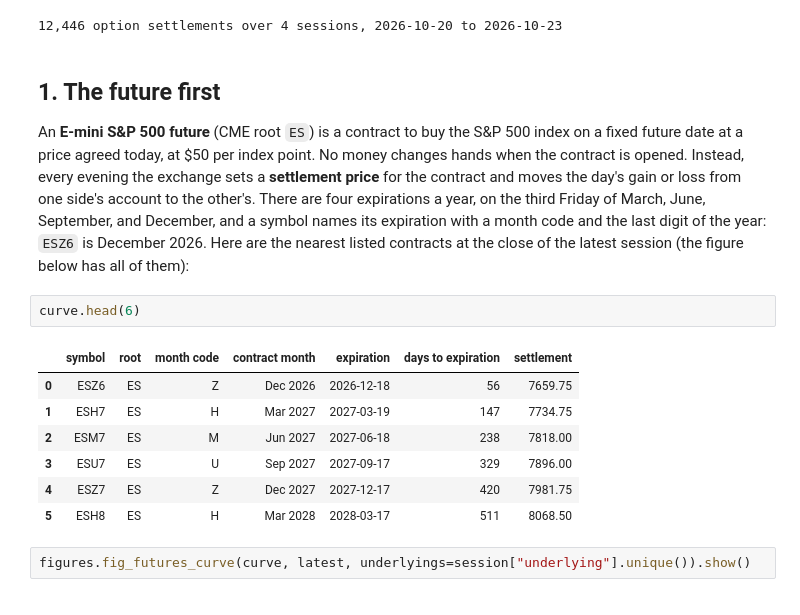
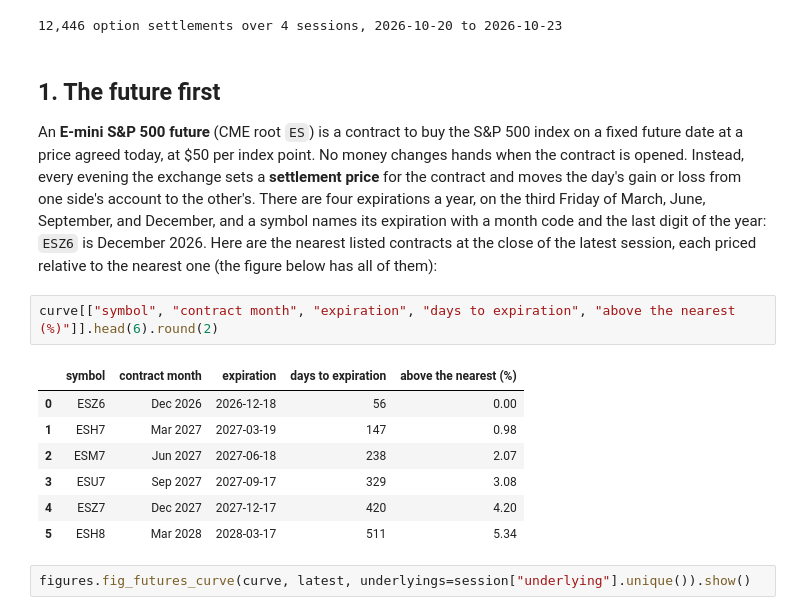
Before and after one commit to finm-32800/finm-32800.github.io, a Jupyter notebook: _sources/notebooks/_01_es_options_data_ipynb.ipynb, the cells around one changed output. Drawn from its saved outputs; the diff is of its cells as text.

```diff
--- a/_sources/notebooks/_01_es_options_data_ipynb.ipynb
+++ b/_sources/notebooks/_01_es_options_data_ipynb.ipynb
@@ -81,18 +86,18 @@ moves the day's gain or loss from one side's account to the other's. There
 are four expirations a year, on the third Friday of March, June,
 September, and December, and a symbol names its expiration with a month
 code and the last digit of the year: `ESZ6` is December 2026. Here are
-the nearest listed contracts at the close of the latest session (the
-figure below has all of them):
+the nearest listed contracts at the close of the latest session, each
+priced relative to the nearest one (the figure below has all of them):
-# %%
-curve.head(6)
-# %% [output]
-|  | symbol | root | month code | contract month | expiration | days to expiration | settlement |
-| 0 | ESZ6 | ES | Z | Dec 2026 | 2026-12-18 | 56 | 7659.75 |
-| 1 | ESH7 | ES | H | Mar 2027 | 2027-03-19 | 147 | 7734.75 |
-| 2 | ESM7 | ES | M | Jun 2027 | 2027-06-18 | 238 | 7818.00 |
-| 3 | ESU7 | ES | U | Sep 2027 | 2027-09-17 | 329 | 7896.00 |
-| 4 | ESZ7 | ES | Z | Dec 2027 | 2027-12-17 | 420 | 7981.75 |
-| 5 | ESH8 | ES | H | Mar 2028 | 2028-03-17 | 511 | 8068.50 |
+# %%
+curve[["symbol", "contract month", "expiration", "days to expiration", "above the nearest (%)"]].head(6).round(2)
+# %% [output]
+|  | symbol | contract month | expiration | days to expiration | above the nearest (%) |
+| 0 | ESZ6 | Dec 2026 | 2026-12-18 | 56 | 0.00 |
+| 1 | ESH7 | Mar 2027 | 2027-03-19 | 147 | 0.98 |
+| 2 | ESM7 | Jun 2027 | 2027-06-18 | 238 | 2.07 |
+| 3 | ESU7 | Sep 2027 | 2027-09-17 | 329 | 3.08 |
+| 4 | ESZ7 | Dec 2027 | 2027-12-17 | 420 | 4.20 |
+| 5 | ESH8 | Mar 2028 | 2028-03-17 | 511 | 5.34 |
 # %%
 figures.fig_futures_curve(curve, latest, underlyings=session["underlying"].unique()).show()
 # %% [output]
```
Also changed, not shown: parts of 11 cells of this notebook, 18 other files.
